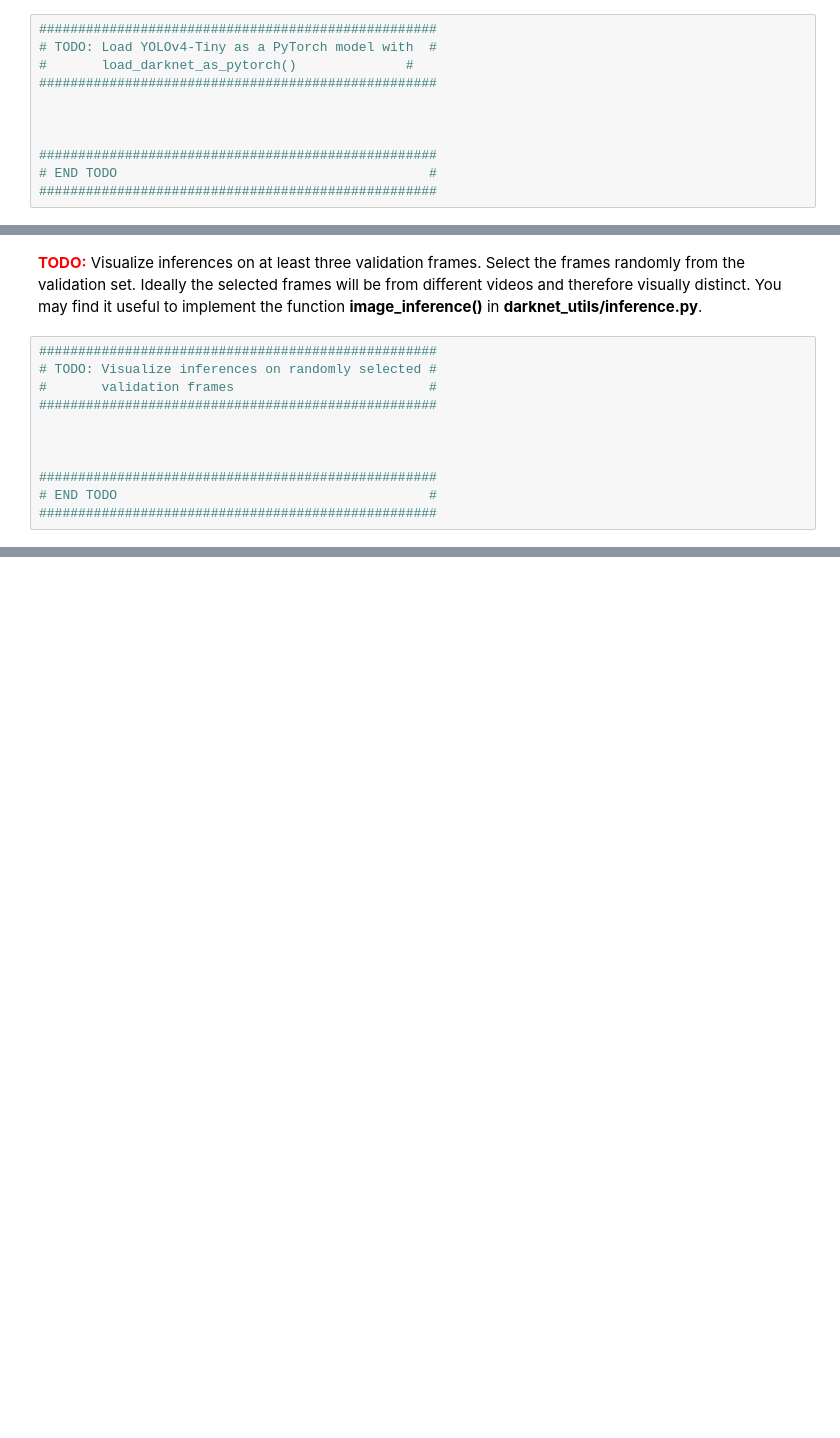
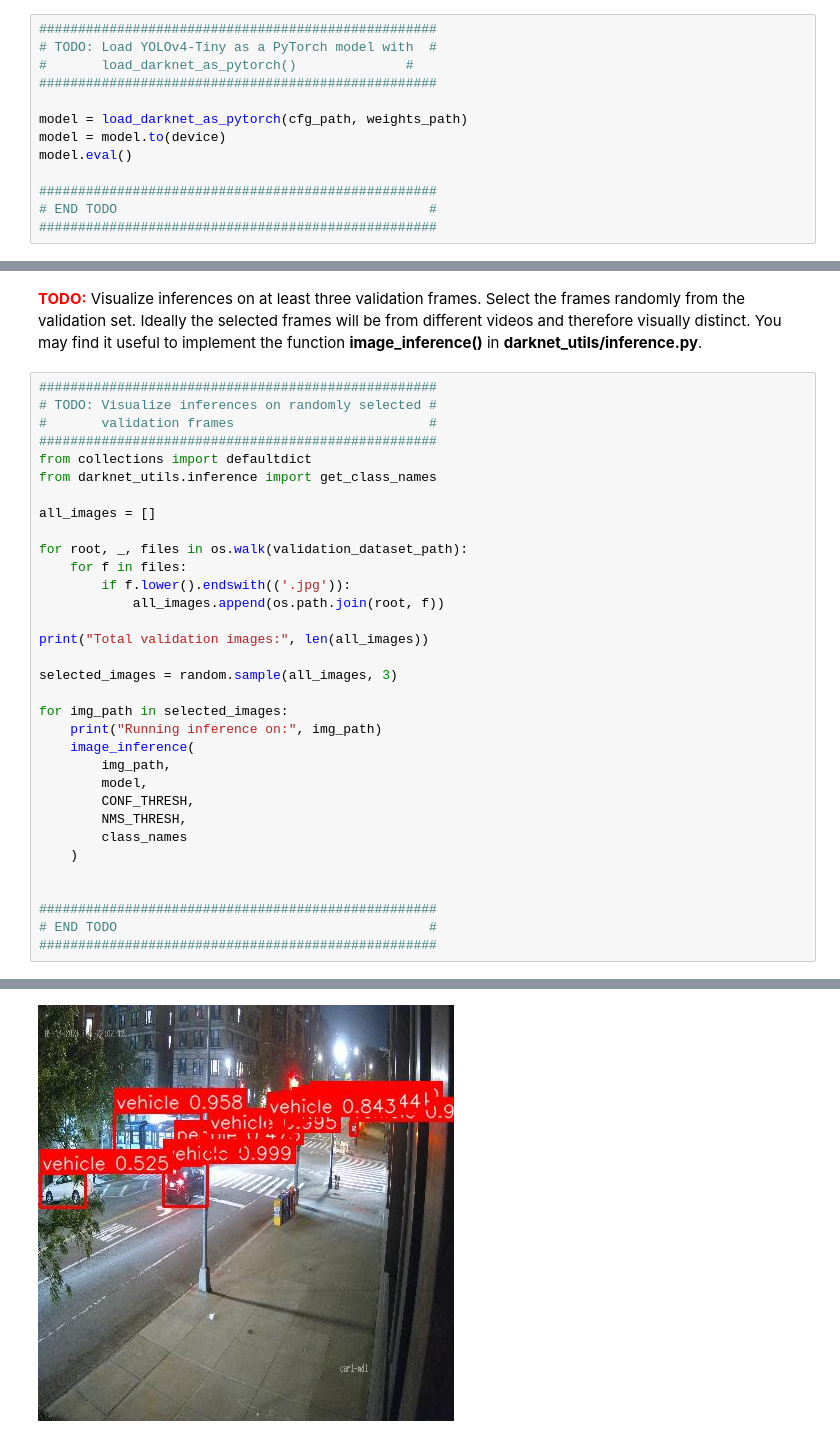
Before and after one commit to Bayice/e6792-2026spring-assign4-xh2707, a Jupyter notebook: ModelEvaluation.ipynb, the cells around one changed output, grey strips where cells are left out. Saved outputs shown, nothing was run; the diff lists cells and outputs as text; blank space fills up the shorter version.

```diff
--- a/ModelEvaluation.ipynb
+++ b/ModelEvaluation.ipynb
@@ -55,7 +75,9 @@ NMS_THRESH = 0.4
 #       load_darknet_as_pytorch()              #
 ###################################################
 
-
+model = load_darknet_as_pytorch(cfg_path, weights_path)
+model = model.to(device)
+model.eval()
 
 ###################################################
 # END TODO                                        #
@@ -67,9 +107,32 @@ NMS_THRESH = 0.4
 # TODO: Visualize inferences on randomly selected #
 #       validation frames                         #
 ###################################################
+from collections import defaultdict
+from darknet_utils.inference import get_class_names
 
+all_images = []
+
+for root, _, files in os.walk(validation_dataset_path):
+    for f in files:
+        if f.lower().endswith(('.jpg')):
+            all_images.append(os.path.join(root, f))
+
+print("Total validation images:", len(all_images))
+
+selected_images = random.sample(all_images, 3)
+
+for img_path in selected_images:
+    print("Running inference on:", img_path)
+    image_inference(
+        img_path,
+        model,
+        CONF_THRESH,
+        NMS_THRESH,
+        class_names
+    )
 
 
 ###################################################
 # END TODO                                        #
 ###################################################
+# %% [output]
@@ -75,0 +141 @@ NMS_THRESH = 0.4
+[figure, added]
```
Also changed, not shown: parts of 5 cells of this notebook, 7 other files.
